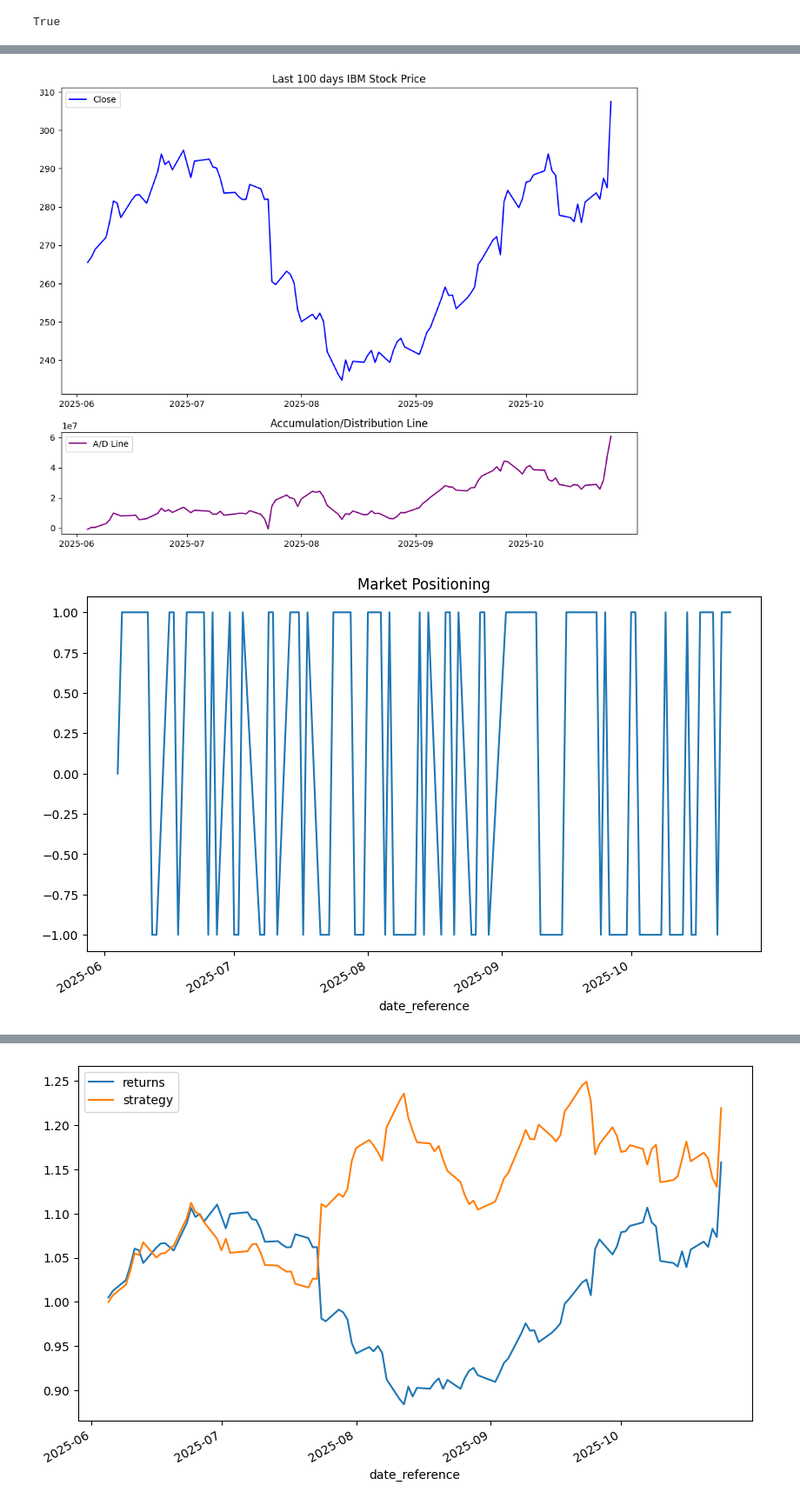
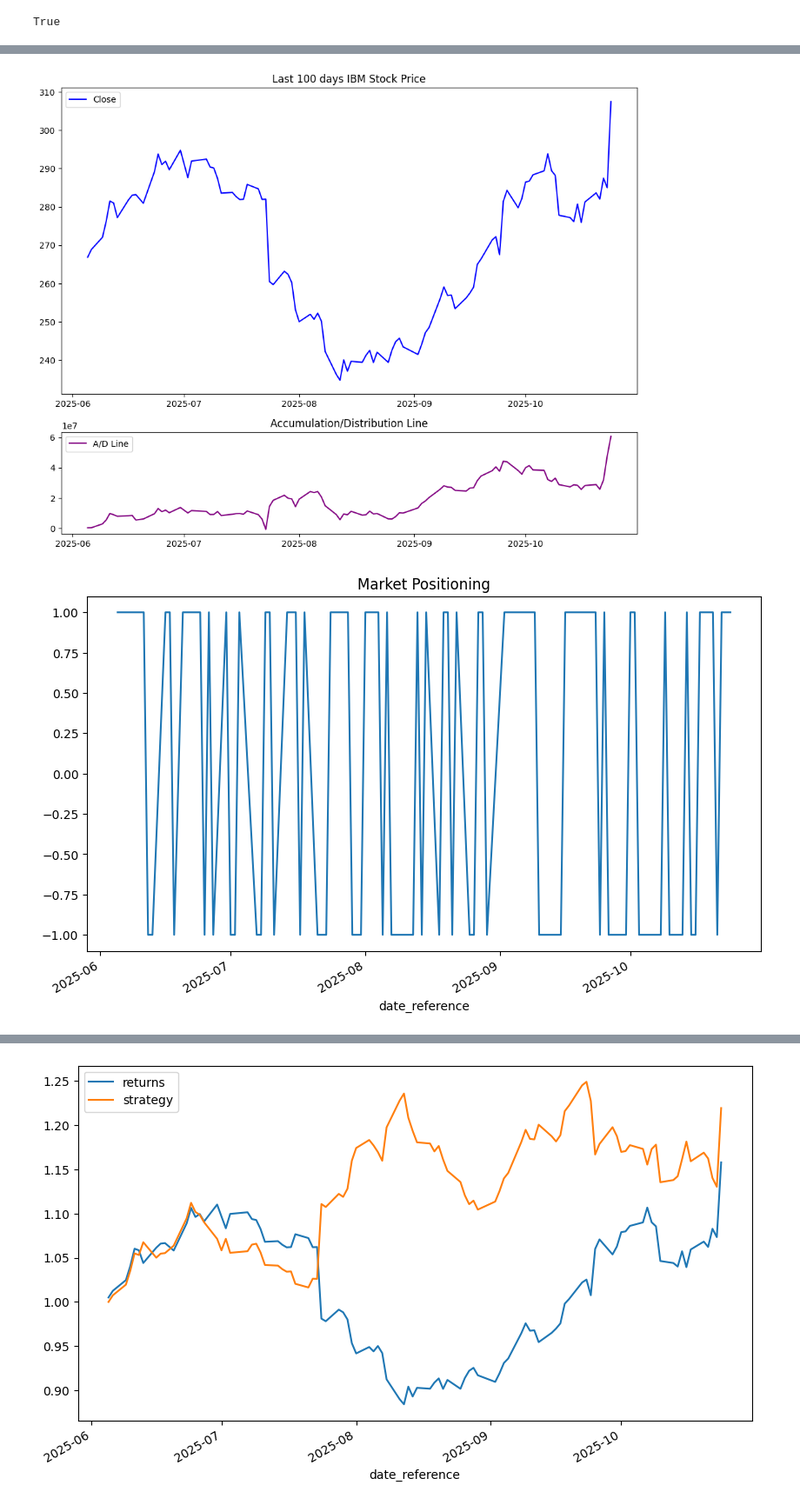
Before and after one commit to bsantanna/quant-agents, a Jupyter notebook: notebooks/10_backtest_stocks_interday_ad.ipynb, the cells around one changed output, grey strips where cells are left out. Shown at 87% size. Drawn from its saved outputs; the diff is of its cells as text; code cells hidden in the pictures.

```diff
--- a/notebooks/10_backtest_stocks_interday_ad.ipynb
+++ b/notebooks/10_backtest_stocks_interday_ad.ipynb
@@ -21,22 +22,7 @@ ticker="IBM"
 df_eod = ed.DataFrame(es, es_index_pattern="quant-agents_stocks-eod_*")
 df_eod = df_eod[(df_eod.key_ticker == ticker)]
 df_ad = ed.eland_to_pandas(df_eod).sort_values(by='date_reference', ascending=True).tail(100).set_index('date_reference')
+df_ad, df_crossovers = get_ad(df_ad)
-# %%
-# Reference: https://www.fmlabs.com/reference/default.htm?url=AccumDist.htm
-# Calculate Close Location Value (CLV)
-df_ad['clv'] = ((df_ad['val_close'] - df_ad['val_low']) - (df_ad['val_high'] - df_ad['val_close'])) / (df_ad['val_high'] - df_ad['val_low'])
-
-# Handle division by zero or NaN (if high == low)
-df_ad['clv'] = df_ad['clv'].fillna(0)
-
-# Calculate daily A/D contribution (CLV * volume)
-df_ad['ad_contrib'] = df_ad['clv'] * df_ad['val_volume']
-
-# Calculate Accumulation/Distribution Line (cumulative sum)
-df_ad['ad_line'] = df_ad['ad_contrib'].cumsum()
-
-# Drop NaN rows (if any from initial data)
-df_ad.dropna(inplace=True)
 # %%
 df_ad.tail()
 # %% [output]
@@ -63,15 +49,12 @@ axs[1].legend()
 plt.tight_layout()
 plt.show()
 # %% [output]
-[figure, old version]
+[figure, new version]
 # %%
-# Generate positions for the strategy (1 for accumulation/upward A/D, -1 for distribution/downward, 0 flat)
-df_ad['ad_change'] = df_ad['ad_line'].diff()
-df_ad['position'] = np.where(df_ad['ad_change'] > 0, 1, np.where(df_ad['ad_change'] < 0, -1, 0))
 df_ad['position'].plot(
     ylim=[-1.1, 1.1],
     title='Market Positioning',
     figsize=(10, 6)
 );
 # %% [output]
-[figure, old version]
+[figure, new version]
```
Also changed, not shown: parts of 5 cells of this notebook, 3 other files.
